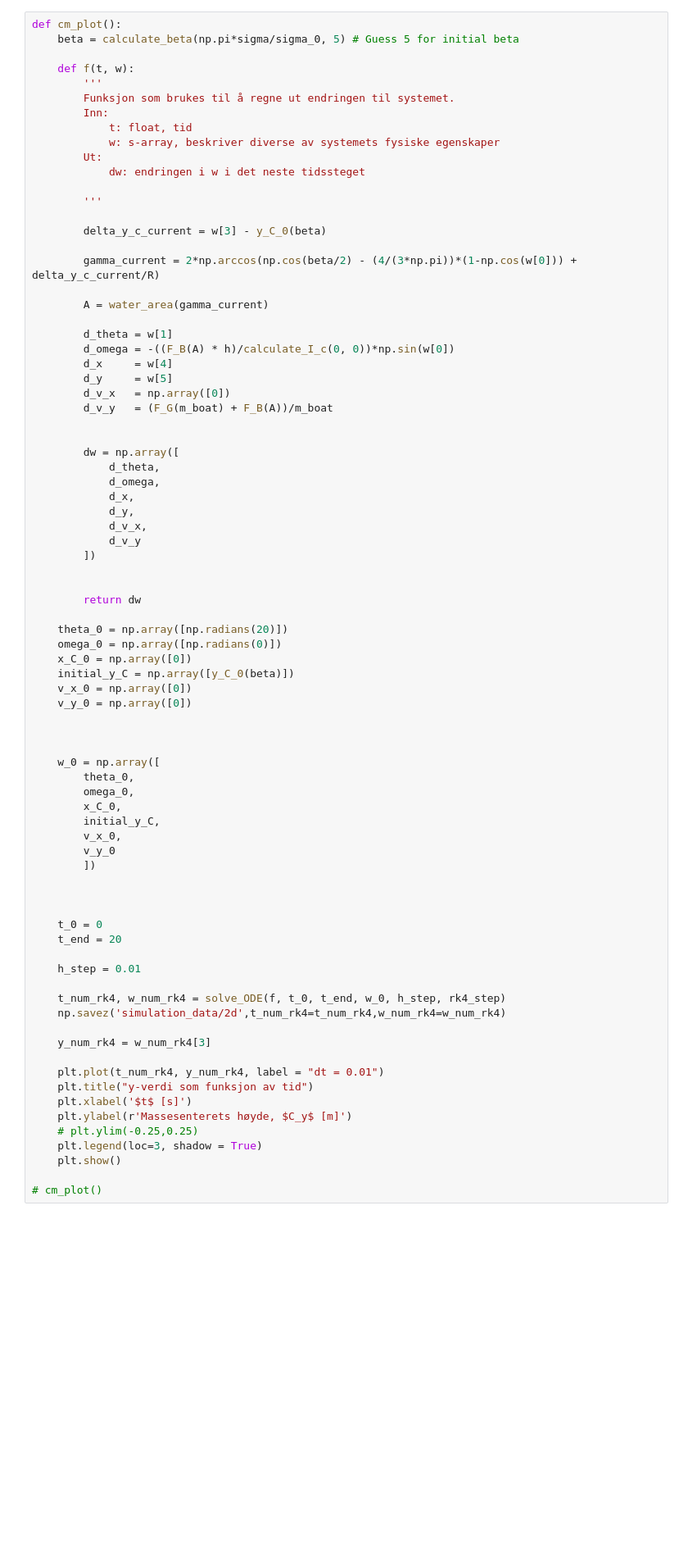
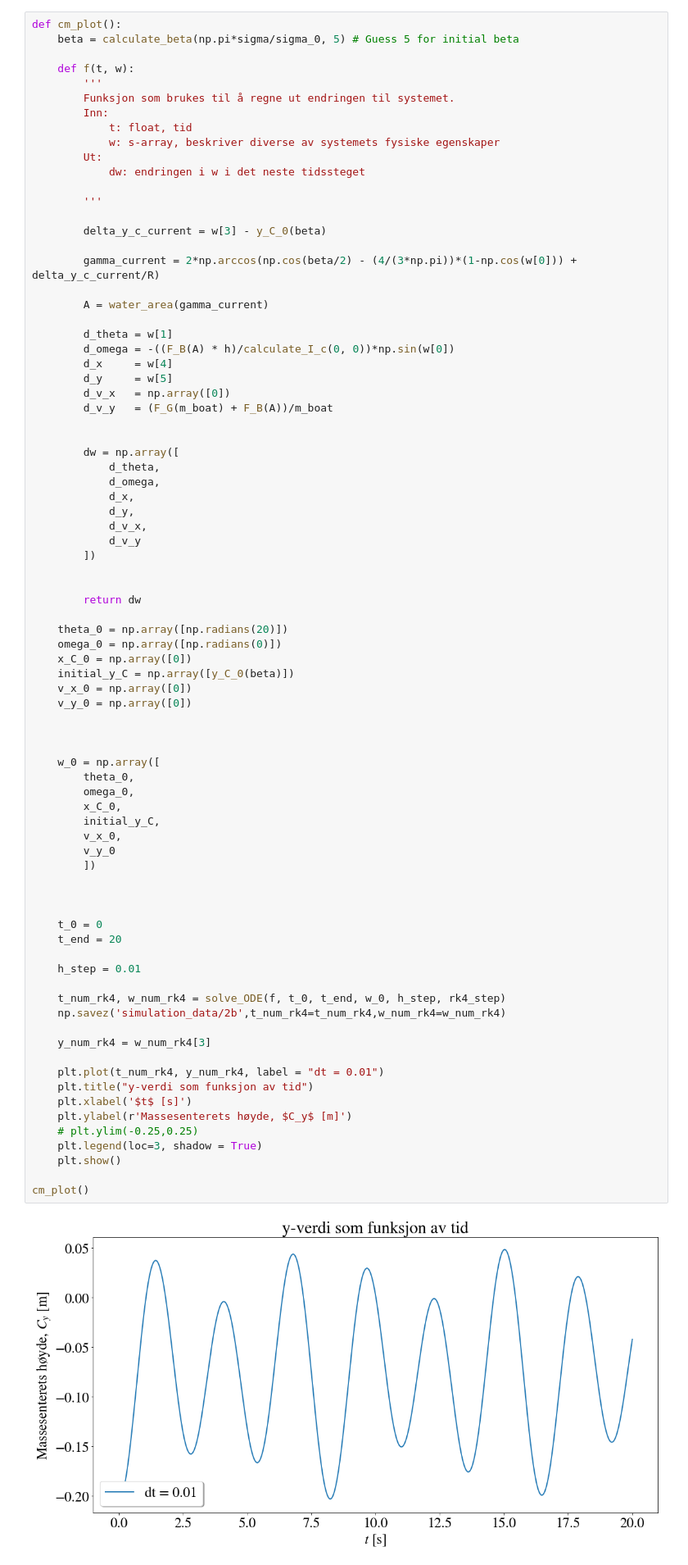
Before and after one commit to emiljonsrud/vitberr_prosjekt2_tekfys, a Jupyter notebook: main.ipynb, the cells around one changed output. Shown at 82% size. Drawn from its saved outputs; the diff is of its cells as text; blank space fills up the shorter version.

```diff
--- a/main.ipynb
+++ b/main.ipynb
@@ -605,35 +611,37 @@ def cm_plot():
 
 
     w_0 = np.array([
         theta_0,
         omega_0,
         x_C_0,
         initial_y_C,
         v_x_0,
         v_y_0
         ])
 
 
 
     t_0 = 0
     t_end = 20
 
     h_step = 0.01
 
     t_num_rk4, w_num_rk4 = solve_ODE(f, t_0, t_end, w_0, h_step, rk4_step)
-    np.savez('simulation_data/2d',t_num_rk4=t_num_rk4,w_num_rk4=w_num_rk4)
+    np.savez('simulation_data/2b',t_num_rk4=t_num_rk4,w_num_rk4=w_num_rk4)
 
     y_num_rk4 = w_num_rk4[3]
 
     plt.plot(t_num_rk4, y_num_rk4, label = "dt = 0.01")
     plt.title("y-verdi som funksjon av tid")
     plt.xlabel('$t$ [s]')
     plt.ylabel(r'Massesenterets høyde, $C_y$ [m]')
     # plt.ylim(-0.25,0.25)
     plt.legend(loc=3, shadow = True)
     plt.show()
 
-# cm_plot()
+cm_plot()
+# %% [output]
+[figure, added]
 # %% [markdown]
 ## Oppg 2c
 # %%
```
Also changed, not shown: parts of 4 cells of this notebook, 2 other files.
